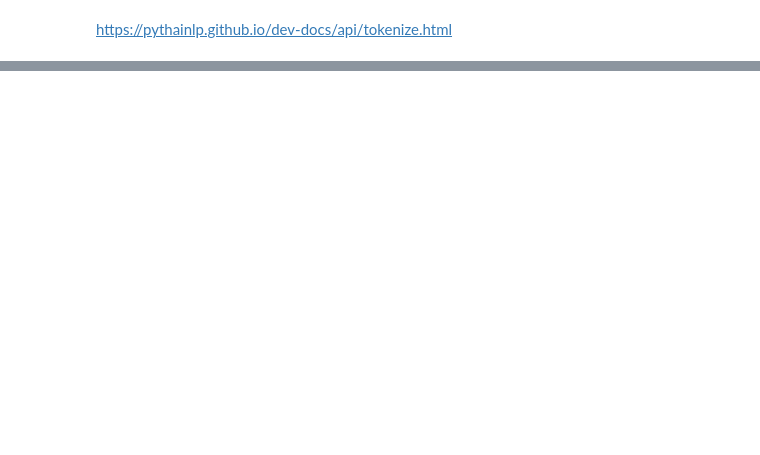
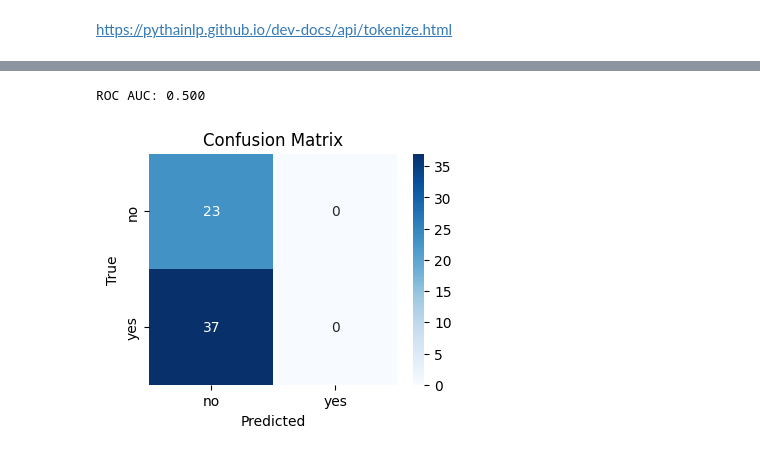
Before and after one commit to knnatt/Twitter_NLP, a Jupyter notebook: lstm_v.sukree_keras_relevance.ipynb, the cells around one changed output, grey strips where cells are left out. Cells and saved outputs as stored; diff of their text form; code cells hidden in the pictures; blank space fills up the shorter version.

```diff
--- a/lstm_v.sukree_keras_relevance.ipynb
+++ b/lstm_v.sukree_keras_relevance.ipynb
@@ -172,0 +300,21 @@ Epoch 50/50
+# %%
+from keras.models import Sequential
+from keras.layers import Embedding, Bidirectional, LSTM, Dense
+
+# Define the model architecture
+model = Sequential()
+
+# Add an embedding layer to convert input sequences to dense vectors
+model.add(Embedding(input_dim=vocab_size, output_dim=embedding_dim, input_length=max_sequence_length))
+
+# Add a Bidirectional LSTM layer
+model.add(Bidirectional(LSTM(units=lstm_units, return_sequences=True)))
+
+# Add a dense output layer
+model.add(Dense(units=num_classes, activation='softmax'))
+
+# Compile the model
+model.compile(loss='categorical_crossentropy', optimizer='adam', metrics=['accuracy'])
+
+# Print the model summary
+model.summary()
@@ -300,0 +332,16 @@ df_a
+# %%
+from sklearn.metrics import roc_auc_score
+score = roc_auc_score(Y_test, y_pred)
+print('ROC AUC: %.3f' % score)
+cm = confusion_matrix(Y_test, y_pred)
+
+# Plot confusion matrix
+plt.figure(figsize=(4, 3))
+sns.heatmap(cm, annot=True, fmt='d', cmap='Blues', xticklabels=label_encoder.classes_, yticklabels=label_encoder.classes_)
+plt.xlabel('Predicted')
+plt.ylabel('True')
+plt.title('Confusion Matrix')
+plt.show()
+# %% [output]
+ROC AUC: 0.500
+[figure, added]
```
Also changed, not shown: parts of 31 cells of this notebook.
